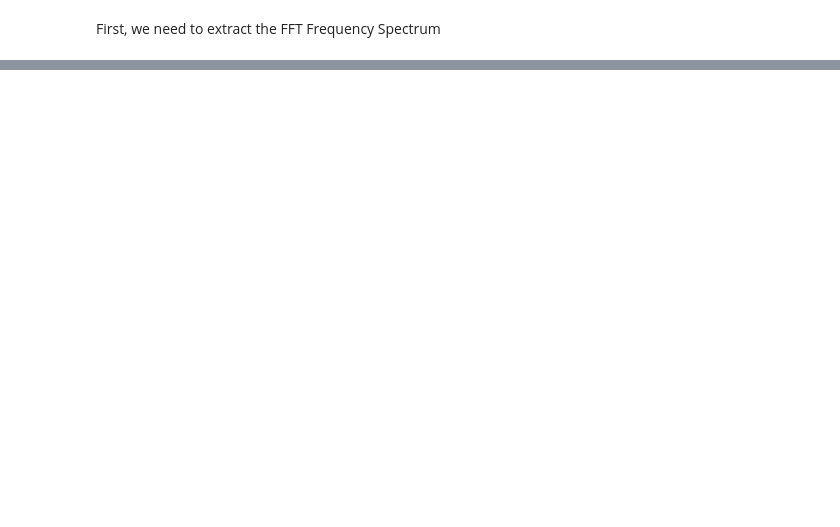
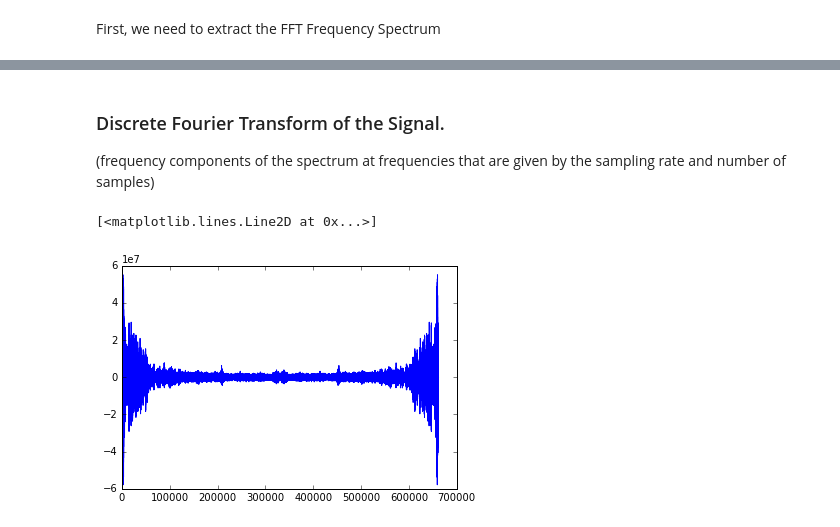
Before and after one commit to gonzsanc/computer_vision_digital_signal, a Jupyter notebook: Music Classification.ipynb, the cells around one changed output, grey strips where cells are left out. Saved outputs shown, nothing was run; the diff lists cells and outputs as text; code cells hidden in the pictures; blank space fills up the shorter version.

```diff
--- a/Music Classification.ipynb
+++ b/Music Classification.ipynb
@@ -331,0 +407,10 @@ for d in GENRE_DIRS:
+# %% [markdown]
+### Discrete Fourier Transform of the Signal.
+
+(frequency components of the spectrum at frequencies that are given by the sampling rate and number of samples)
+# %%
+F = fftpack.fft(f_t)
+plt.plot(F)
+# %% [output]
+[<matplotlib.lines.Line2D at 0x...>]
+[figure, added]
```
Also changed, not shown: parts of 45 cells of this notebook, 1 other file.
